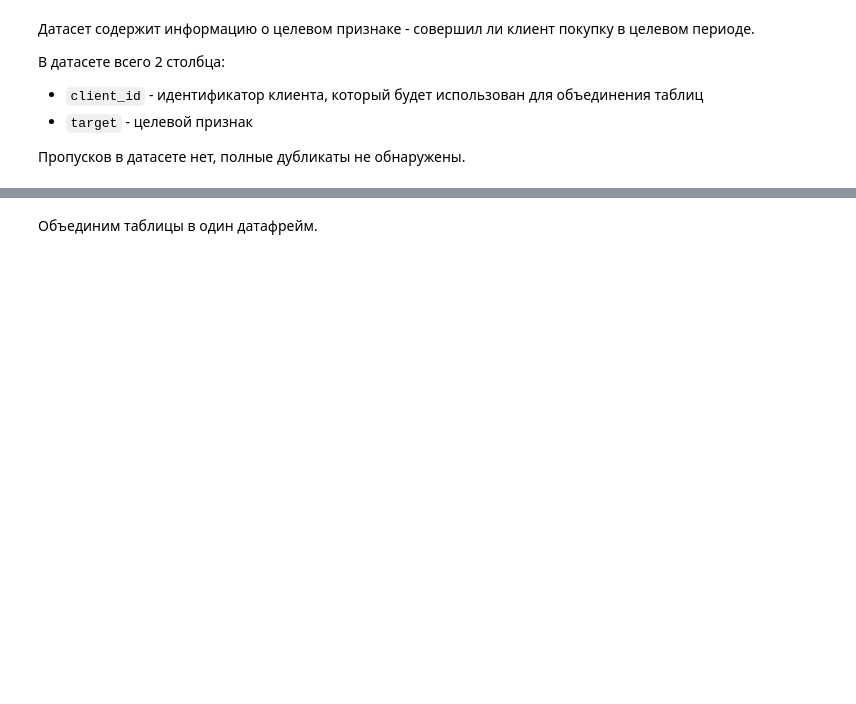
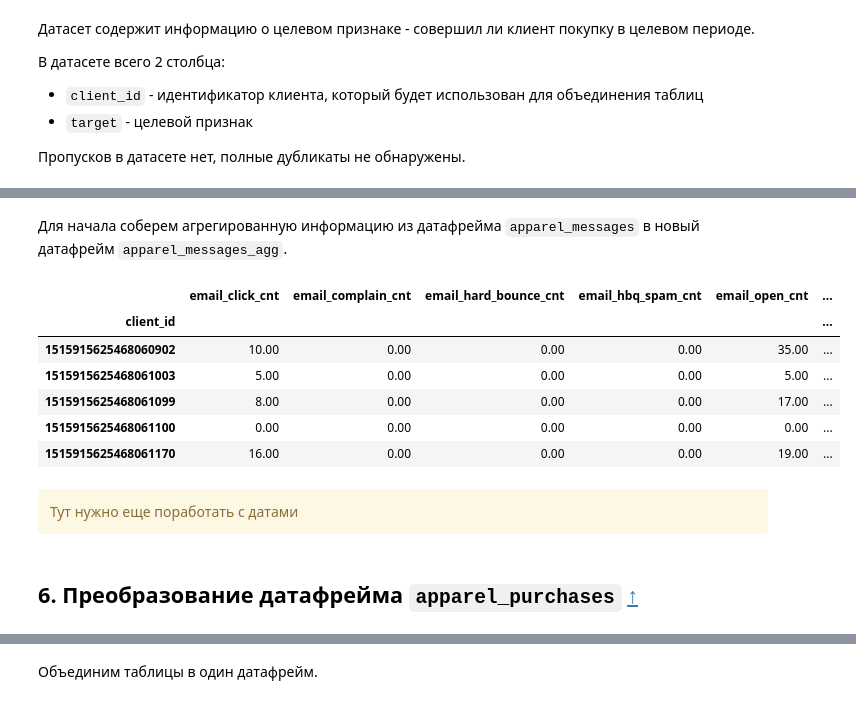
Before and after one commit to dolbilov/yandex_practicum_projects, a Jupyter notebook: 13_kaggle_marketing/project.ipynb, the cells around one changed output, grey strips where cells are left out. Drawn from its saved outputs; the diff is of its cells as text; code cells hidden in the pictures; blank space fills up the shorter version.

```diff
--- a/13_kaggle_marketing/project.ipynb
+++ b/13_kaggle_marketing/project.ipynb
@@ -925,0 +1025,21 @@ plot_pie_chart(apparel_target_binary['target'])
+# %% [markdown]
+Для начала соберем агрегированную информацию из датафрейма `apparel_messages` в новый датафрейм `apparel_messages_agg`.
+# %%
+aggregated_df = apparel_messages.groupby(['client_id', 'channel', 'event']).size().reset_index(name='count')
+apparel_messages_agg = aggregated_df.pivot_table(index='client_id', columns=['channel', 'event'], values='count', fill_value=0)
+apparel_messages_agg.columns = [f'{channel}_{event}_cnt' for channel, event in apparel_messages_agg.columns]
+apparel_messages_agg.head()
+# %% [output]
+|  | email_click_cnt | email_complain_cnt | email_hard_bounce_cnt | email_hbq_spam_cnt | email_open_cnt | ... |
+| client_id |  |  |  |  |  | ... |
+| 1515915625468060902 | 10.00 | 0.00 | 0.00 | 0.00 | 35.00 | ... |
+| 1515915625468061003 | 5.00 | 0.00 | 0.00 | 0.00 | 5.00 | ... |
+| 1515915625468061099 | 8.00 | 0.00 | 0.00 | 0.00 | 17.00 | ... |
+| 1515915625468061100 | 0.00 | 0.00 | 0.00 | 0.00 | 0.00 | ... |
+| 1515915625468061170 | 16.00 | 0.00 | 0.00 | 0.00 | 19.00 | ... |
+# %% [markdown]
+<div class="alert alert-warning">
+Тут нужно еще поработать с датами
+</div>
+# %% [markdown]
+## 6. <a id='toc6_'></a>Преобразование датафрейма `apparel_purchases`    [&#8593;](#toc0_)
```
Also changed, not shown: parts of 82 cells of this notebook.
